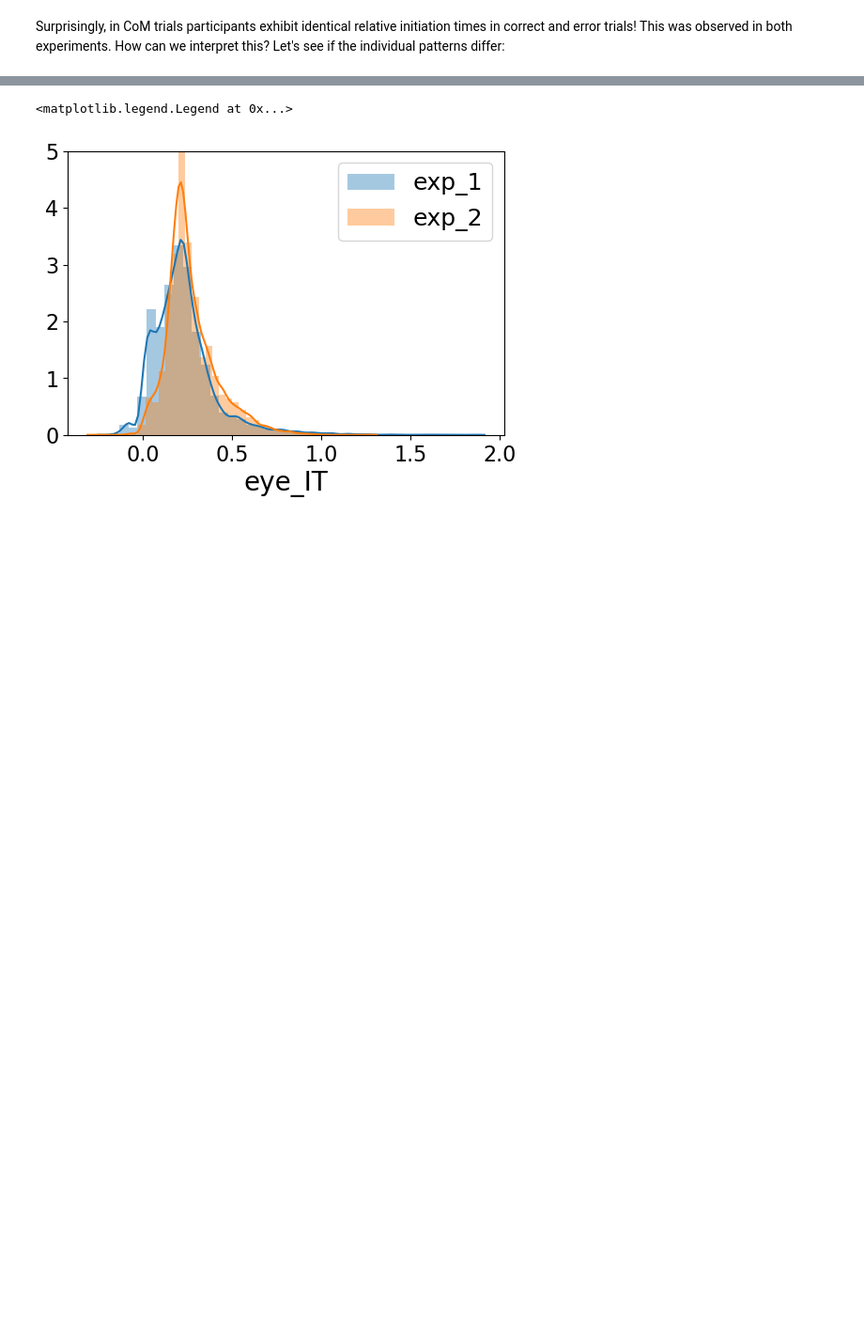
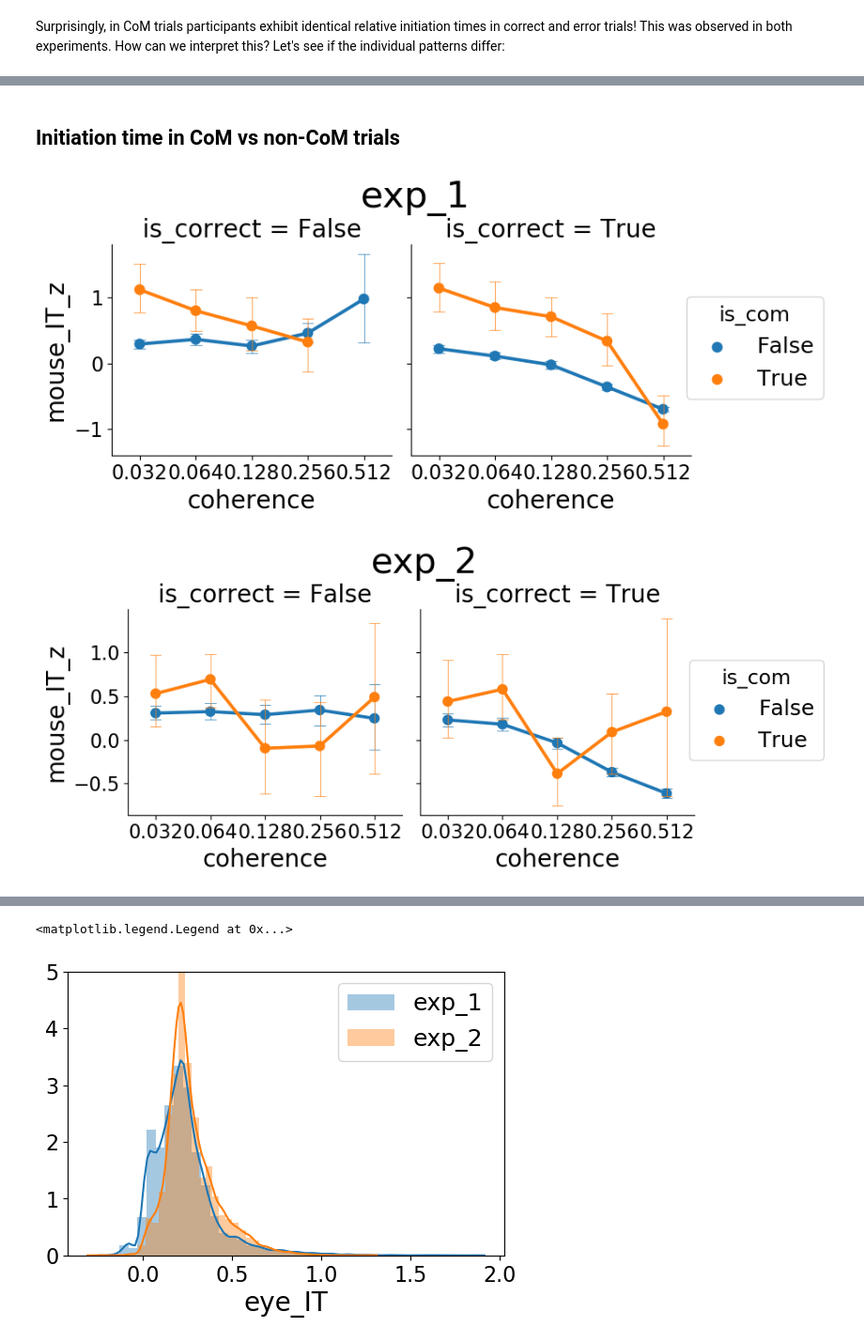
Before and after one commit to cherepaha/eyehandrdk, a Jupyter notebook: initiation_times.ipynb, the cells around one changed output, grey strips where cells are left out. Shown at 94% size. Saved outputs shown, nothing was run; the diff lists cells and outputs as text; code cells hidden in the pictures; blank space fills up the shorter version.

Commit message:
Initiation times updated, CoM psychometrics by initiation time added

```diff
--- a/initiation_times.ipynb
+++ b/initiation_times.ipynb
@@ -171,0 +171,9 @@ plot_var_norm_individual_by_is_com(choices_2, exp_2, var='mouse_IT_z')
+# %% [markdown]
+<a name="mouse_IT_CoM"></a>
+## Initiation time in CoM vs non-CoM trials
+# %%
+plot_var_grid(choices_1, exp_1, var='mouse_IT_z', col='is_correct', hue='is_com')
+plot_var_grid(choices_2, exp_2, var='mouse_IT_z', col='is_correct', hue='is_com')
+# %% [output]
+[figure, added]
+[figure, added]
```
Also changed, not shown: parts of 21 cells of this notebook, 1 other file.
